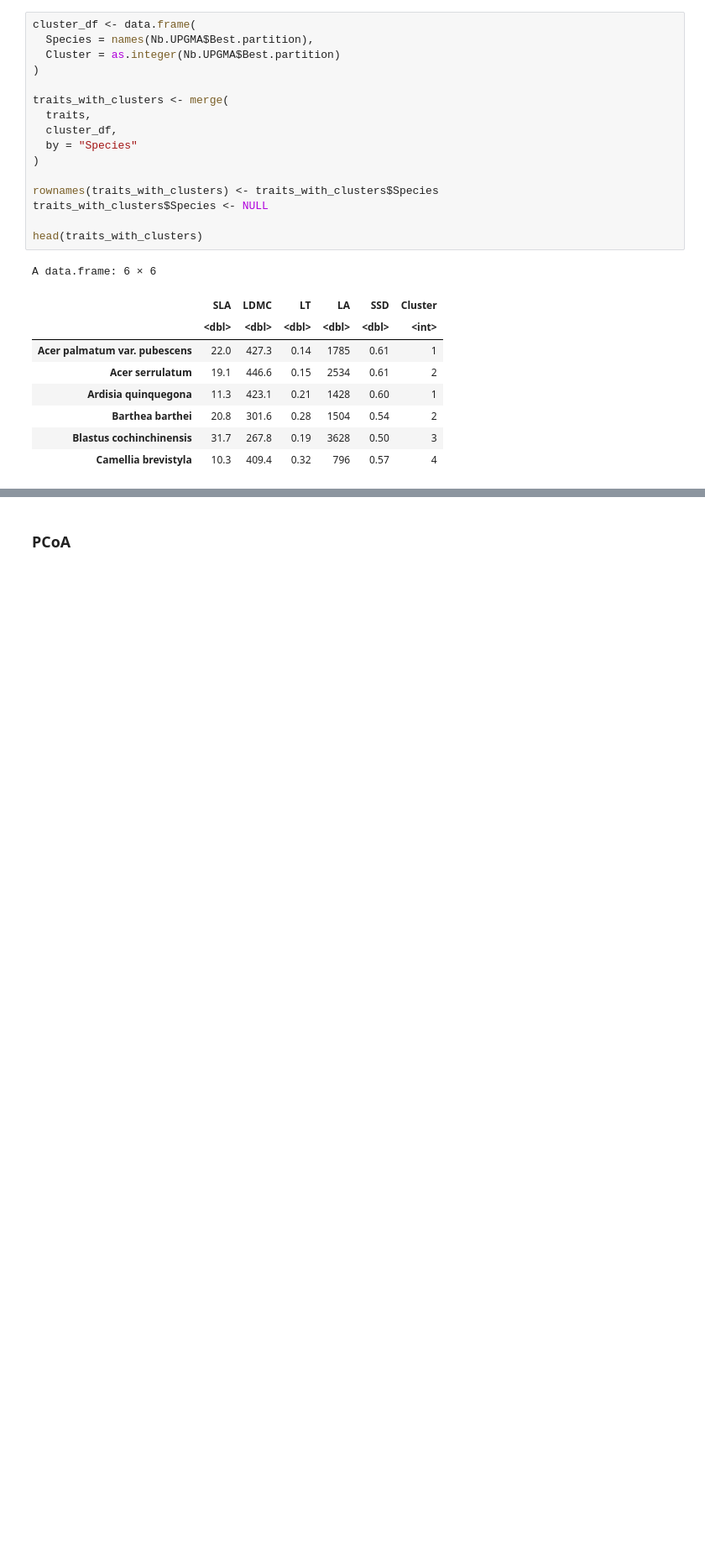
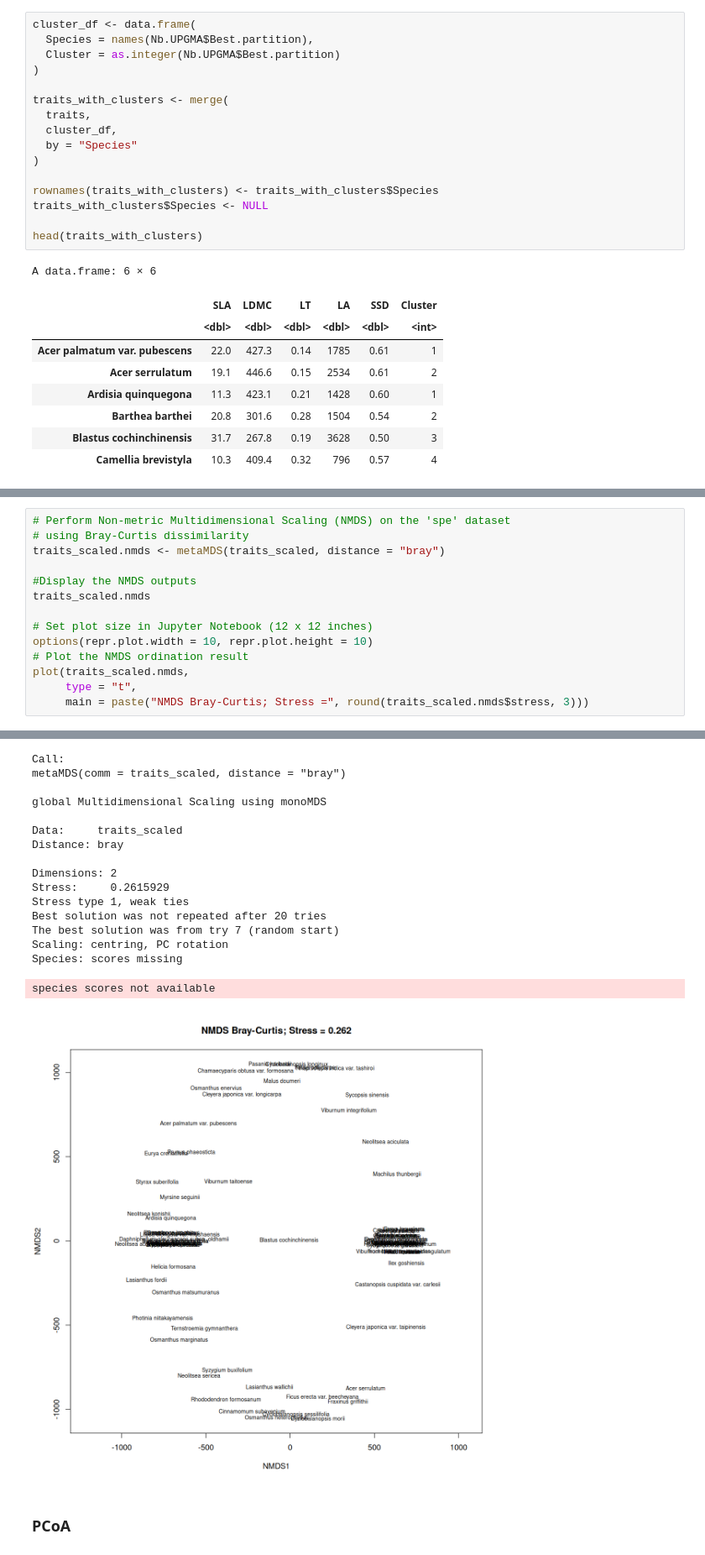
Before and after one commit to zfourati/Multivariate_statisitcs_project, a Jupyter notebook: taiwan_forest/script_alena.ipynb, the cells around one changed output, grey strips where cells are left out. Shown at 84% size. Cells and saved outputs as stored; diff of their text form; blank space fills up the shorter version.

Commit message:
Add script_alena notebook

```diff
--- a/taiwan_forest/script_alena.ipynb
+++ b/taiwan_forest/script_alena.ipynb
@@ -599,0 +685,15 @@ species scores not available
+# %%
+# Perform Non-metric Multidimensional Scaling (NMDS) on the 'spe' dataset
+# using Bray-Curtis dissimilarity
+traits_scaled.nmds <- metaMDS(traits_scaled, distance = "bray")
+
+#Display the NMDS outputs
+traits_scaled.nmds
+
+# Set plot size in Jupyter Notebook (12 x 12 inches)
+options(repr.plot.width = 10, repr.plot.height = 10)
+# Plot the NMDS ordination result
+plot(traits_scaled.nmds,
+     type = "t",
+     main = paste("NMDS Bray-Curtis; Stress =", round(traits_scaled.nmds$stress, 3)))
+# %% [output]
@@ -600,3 +724,20 @@ species scores not available
+Call:
+metaMDS(comm = traits_scaled, distance = "bray")
+
+global Multidimensional Scaling using monoMDS
+
+Data:     traits_scaled
+Distance: bray
+
+Dimensions: 2
+Stress:     0.2615929
+Stress type 1, weak ties
+Best solution was not repeated after 20 tries
+The best solution was from try 7 (random start)
+Scaling: centring, PC rotation
+Species: scores missing
+species scores not available
+[figure, added]
 # %% [markdown]
 ### PCoA
 # %%
```
Also changed, not shown: parts of 10 cells of this notebook.
